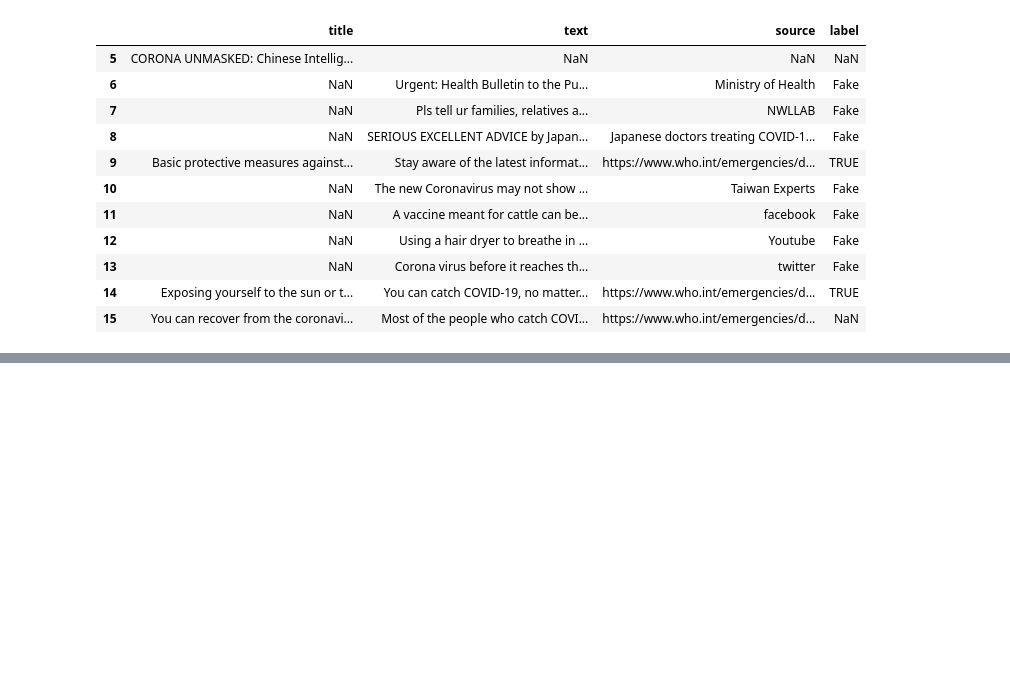
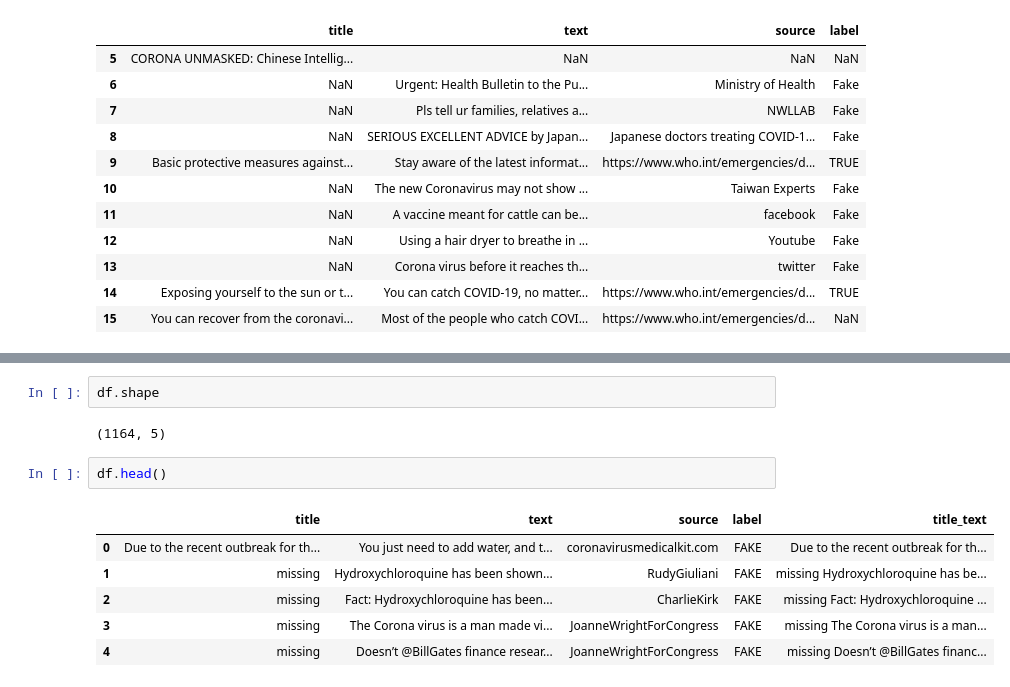
Before and after one commit to SrimanthReddyDamera/python, a Jupyter notebook: fake_covid.ipynb, the cells around one changed output, grey strips where cells are left out. Drawn from its saved outputs; the diff is of its cells as text; blank space fills up the shorter version.

```diff
--- a/fake_covid.ipynb
+++ b/fake_covid.ipynb
@@ -101,0 +128,13 @@ df.loc[5:15]
+# %%
+df.shape
+# %% [output]
+(1164, 5)
+# %%
+df.head()
+# %% [output]
+|  | title | text | source | label | title_text |
+| 0 | Due to the recent outbreak for th... | You just need to add water, and t... | coronavirusmedicalkit.com | FAKE | Due to the recent outbreak for th... |
+| 1 | missing | Hydroxychloroquine has been shown... | RudyGiuliani | FAKE | missing Hydroxychloroquine has be... |
+| 2 | missing | Fact: Hydroxychloroquine has been... | CharlieKirk | FAKE | missing Fact: Hydroxychloroquine ... |
+| 3 | missing | The Corona virus is a man made vi... | JoanneWrightForCongress | FAKE | missing The Corona virus is a man... |
+| 4 | missing | Doesn’t @BillGates finance resear... | JoanneWrightForCongress | FAKE | missing Doesn’t @BillGates financ... |
```
Also changed, not shown: parts of 19 cells of this notebook.
